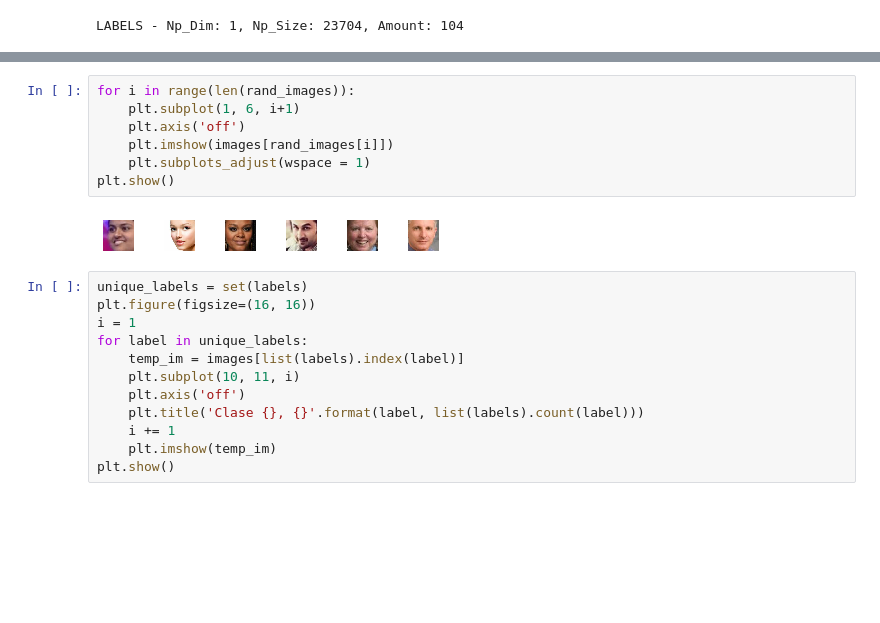
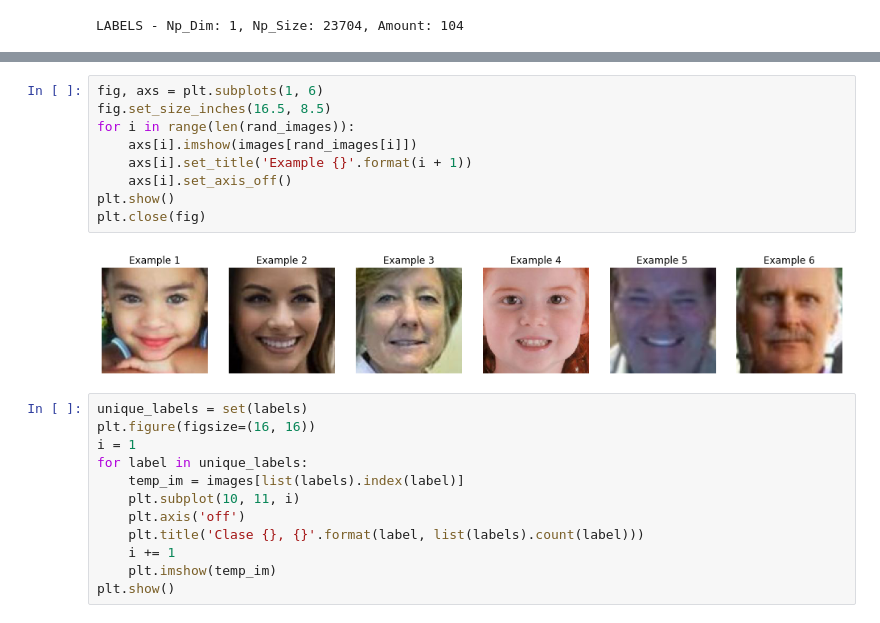
Before and after one commit to rubengnzalez/deep-learning-facial-recognition, a Jupyter notebook: notebooks/Analyze.ipynb, the cells around one changed output, grey strips where cells are left out. Saved outputs shown, nothing was run; the diff lists cells and outputs as text; blank space fills up the shorter version.

Commit message:
Much more progress on images analysis module!

```diff
--- a/notebooks/Analyze.ipynb
+++ b/notebooks/Analyze.ipynb
@@ -55,12 +55,14 @@ rand_images
-# %%
-for i in range(len(rand_images)):
-    plt.subplot(1, 6, i+1)
-    plt.axis('off')
-    plt.imshow(images[rand_images[i]])
-    plt.subplots_adjust(wspace = 1)
-plt.show()
-# %% [output]
-[figure, removed]
+# %%
+fig, axs = plt.subplots(1, 6)
+fig.set_size_inches(16.5, 8.5)
+for i in range(len(rand_images)):
+    axs[i].imshow(images[rand_images[i]])
+    axs[i].set_title('Example {}'.format(i + 1))
+    axs[i].set_axis_off()
+plt.show()
+plt.close(fig)
+# %% [output]
+[figure, added]
 # %%
 unique_labels = set(labels)
 plt.figure(figsize=(16, 16))
```
Also changed, not shown: parts of 1 cell of this notebook, 3 other files.
